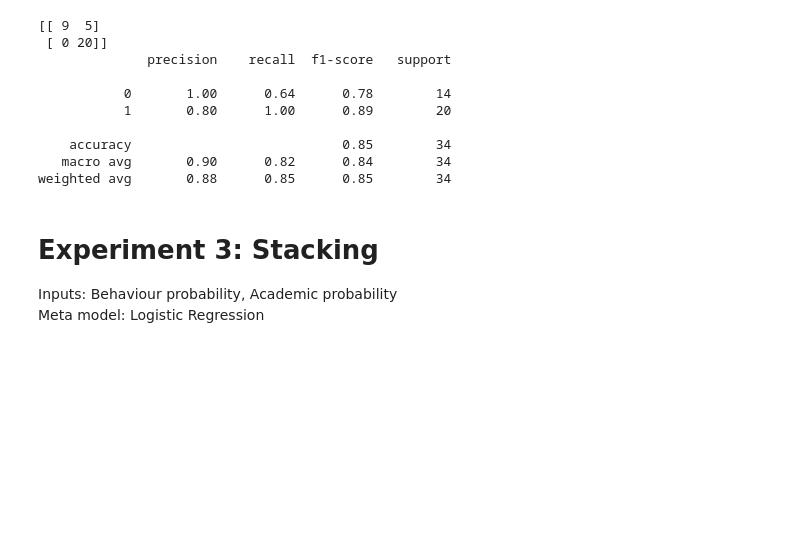
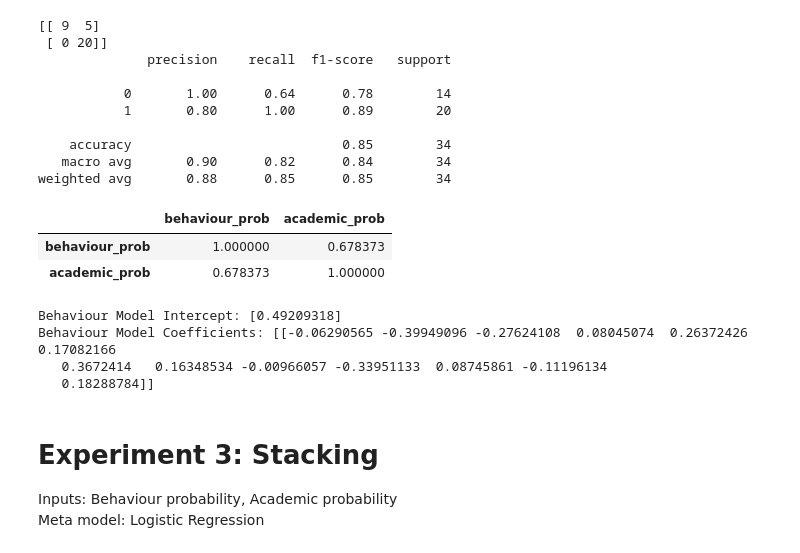
Before and after one commit to Rhea-myat/Smart-LMS-Dashboard-Moodle, a Jupyter notebook: ml/notebooks/ensemble_model_experiment.ipynb, the cells around one changed output. Cells and saved outputs as stored; diff of their text form; code cells hidden in the pictures; blank space fills up the shorter version.

```diff
--- a/ml/notebooks/ensemble_model_experiment.ipynb
+++ b/ml/notebooks/ensemble_model_experiment.ipynb
@@ -179,6 +179,21 @@ print(classification_report(ensemble_df["actual"], best_pred, zero_division=0))
     accuracy                           0.85        34
    macro avg       0.90      0.82      0.84        34
 weighted avg       0.88      0.85      0.85        34
+# %%
+ensemble_df[["behaviour_prob", "academic_prob"]].corr()
+# %% [output]
+|  | behaviour_prob | academic_prob |
+| behaviour_prob | 1.000000 | 0.678373 |
+| academic_prob | 0.678373 | 1.000000 |
+# %%
+# print intercept and coef for behaviour
+print("Behaviour Model Intercept:", behaviour_model.intercept_)
+print("Behaviour Model Coefficients:", behaviour_model.coef_)
+# %% [output]
+Behaviour Model Intercept: [0.49209318]
+Behaviour Model Coefficients: [[-0.06290565 -0.39949096 -0.27624108  0.08045074  0.26372426  0.17082166
+   0.3672414   0.16348534 -0.00966057 -0.33951133  0.08745861 -0.11196134
+   0.18288784]]
 # %% [markdown]
 # Experiment 3: Stacking
 Inputs: Behaviour probability, Academic probability \
```
Also changed, not shown: parts of 9 cells of this notebook, 27 other files.
